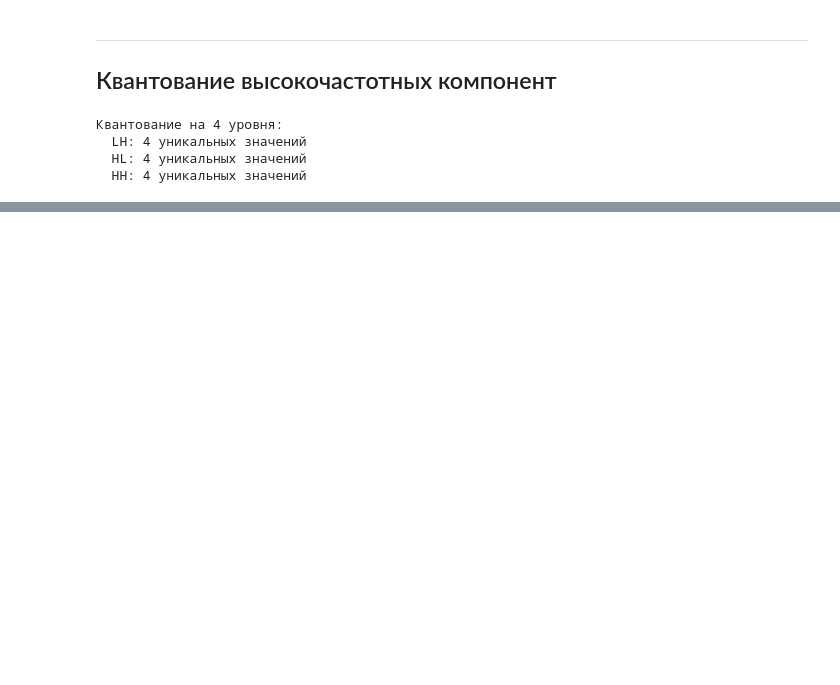
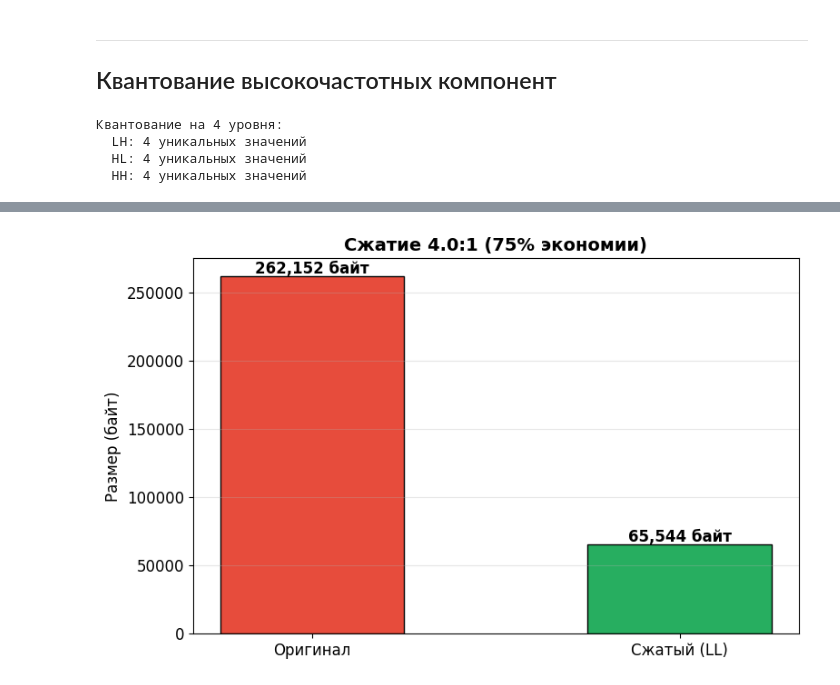
Before and after one commit to AtikD/ImageProcessing, a Jupyter notebook: Practice_7-8/DE_IP_2024_Task_7-8.ipynb, the cells around one changed output, grey strips where cells are left out. Saved outputs shown, nothing was run; the diff lists cells and outputs as text; code cells hidden in the pictures; blank space fills up the shorter version.

```diff
--- a/Practice_7-8/DE_IP_2024_Task_7-8.ipynb
+++ b/Practice_7-8/DE_IP_2024_Task_7-8.ipynb
@@ -166,0 +172,17 @@ print(f'  HH: {len(np.unique(HH_q))} уникальных значений')
+# %%
+def save_compressed(LL, path):
+    # Нормализуем к uint8
+    mn, mx = LL.min(), LL.max()
+    LL_u8 = ((LL - mn) / (mx - mn) * 255).astype(np.uint8)
+
+    with open(path, 'wb') as f:
+        h, w = LL_u8.shape
+        f.write(struct.pack('II', h, w))
+        f.write(LL_u8.tobytes())
+
+    return os.path.getsize(path)
+
+# Сохраняем сжатый файл
+compressed_size = save_compressed(LL, 'compressed.bin')
+
+print(f'Сжатый файл: {compressed_size:,} байт')
@@ -166,0 +219,20 @@ print(f'  HH: {len(np.unique(HH_q))} уникальных значений')
+# %%
+# График
+labels = ['Оригинал', 'Сжатый (LL)']
+sizes = [original_size, compressed_size]
+colors = ['#e74c3c', '#27ae60']
+
+plt.figure(figsize=(8, 5))
+bars = plt.bar(labels, sizes, color=colors, edgecolor='black', width=0.5)
+
+for bar, size in zip(bars, sizes):
+    plt.text(bar.get_x() + bar.get_width()/2, bar.get_height() + 2000,
+             f'{size:,} байт', ha='center', fontweight='bold')
+
+plt.ylabel('Размер (байт)')
+plt.title(f'Сжатие {ratio:.1f}:1 ({savings:.0f}% экономии)', fontsize=14, fontweight='bold')
+plt.grid(axis='y', alpha=0.3)
+plt.tight_layout()
+plt.show()
+# %% [output]
+[figure, added]
```
Also changed, not shown: parts of 23 cells of this notebook, 5 other files.
